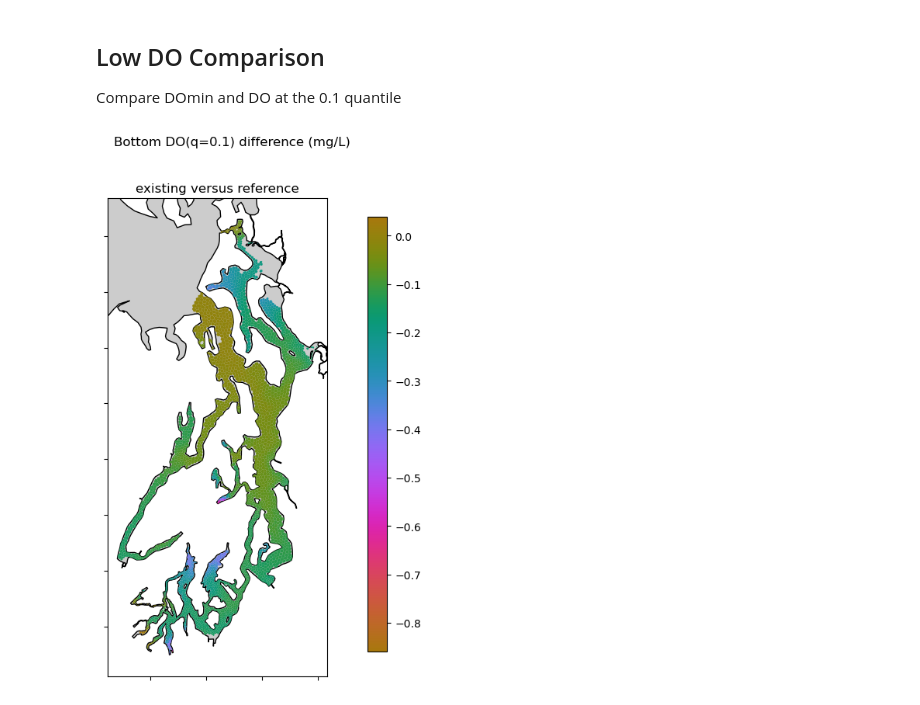
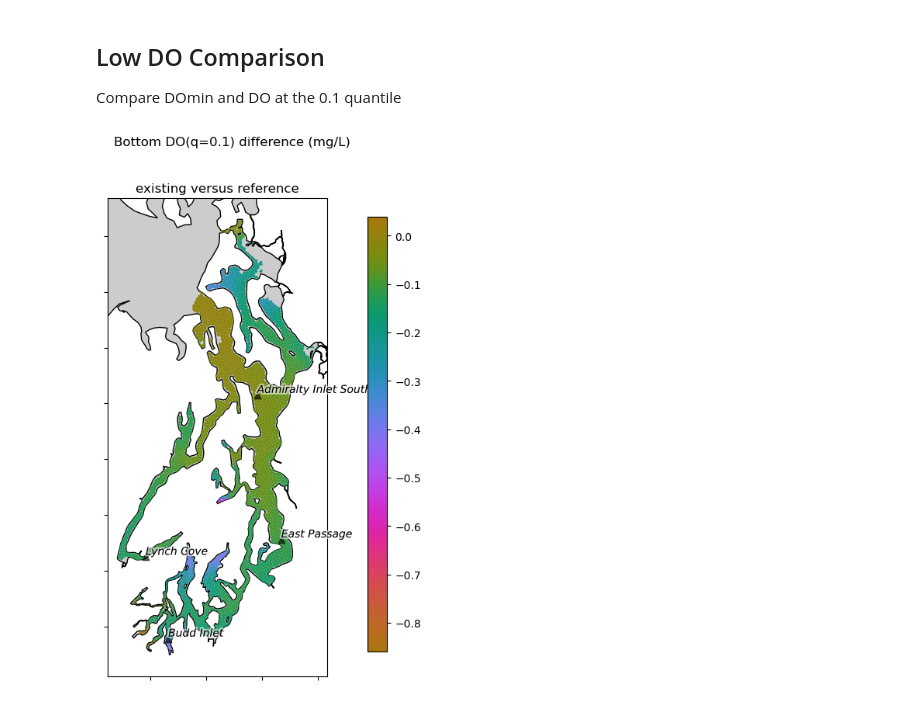
Before and after one commit to bedaro/ssm-analysis, a Jupyter notebook: Bottom DO.ipynb, the cells around one changed output. Drawn from its saved outputs; the diff is of its cells as text; code cells hidden in the pictures.

```diff
--- a/Bottom DO.ipynb
+++ b/Bottom DO.ipynb
@@ -205,6 +230,7 @@ if len(do_variables) == 1:
 
 # Normalize all the durations so the colors match between the plots
 norm_duration = colors.Normalize(vmin=0.1, vmax=max_duration)
+station_helper = StationHelper(sites)
 
 # Make a map of the durations for each variable, assembling them into one single
 # GeoDataFrame for output
@@ -219,7 +245,7 @@ for ax, v, t in zip(axs, do_variables, do_variable_titles):
     else:
         legend_args = { "legend": False }
     cv.plot(data=hypoxic_durations[v], ax=ax, cmap=mycmap, norm=norm_duration,
-            **legend_args)
+            helpers=[station_helper], **legend_args)
     ax.set(title=t, xticklabels=(), yticklabels=())
     data[t] = hypoxic_durations[v]
 
@@ -267,7 +293,8 @@ if exp_variables is not None:
             legend_args = { "legend": True, "cax": cbar_ax }
         else:
             legend_args = { "legend": False }
-        cv.plot(data=v, ax=ax, cmap=cmocean.cm.delta, norm=divnorm, **legend_args)
+        cv.plot(data=v, ax=ax, cmap=cmocean.cm.delta, norm=divnorm,
+                helpers=[station_helper], **legend_args)
         ax.set(title=t, xticklabels=(), yticklabels=())
 
 fig.suptitle("Bottom Hypoxic Duration (days)")
@@ -324,32 +351,32 @@ def plot_quantile(q):
         axs = np.array([axs])
 
     # Make a map of this quantile for each variable compared to the control, assembling
     # them into one single GeoDataFrame for output
     for ax, v, t in zip(axs, vals, exp_titles):
         if ax == axs[-1]:
             # See https://stackoverflow.com/a/13784887/413862 and
             # https://geopandas.org/en/latest/docs/user_guide/mapping.html#creating-a-legend
             fig.subplots_adjust(right=0.8)
             cbar_ax = fig.add_axes([0.85, 0.15, 0.05, 0.7])
             legend_args = { "legend": True, "cax": cbar_ax }
         else:
             legend_args = { "legend": False }
         cv.plot(data=v-control, ax=ax, cmap=cmocean.cm.phase, norm=norm_do,
-                **legend_args)
+                helpers=[station_helper], **legend_args)
         ax.set(title=t, xticklabels=(), yticklabels=())
     data = domain.copy()
     data[control_variable] = control
     for v, t in zip(vals, exp_variables):
         data[t] = v
 
     fig.suptitle(f'Bottom DO({qdesc}) difference (mg/L)')
 
     fig.savefig(out_file(f'do_{qdesc}.png'))
     data.to_file(out_file(f'do_{qdesc}.shp'))
     data['node_area_km2'] = data['geometry'].area / 1e6
     data.to_excel(out_file(f'do_{qdesc}.xlsx'))
 
 if exp_variables is not None:
     plot_quantile(0.1)
 # %% [output]
-[figure, old version]
+[figure, new version]
```
Also changed, not shown: parts of 4 cells of this notebook, 1 other file.
